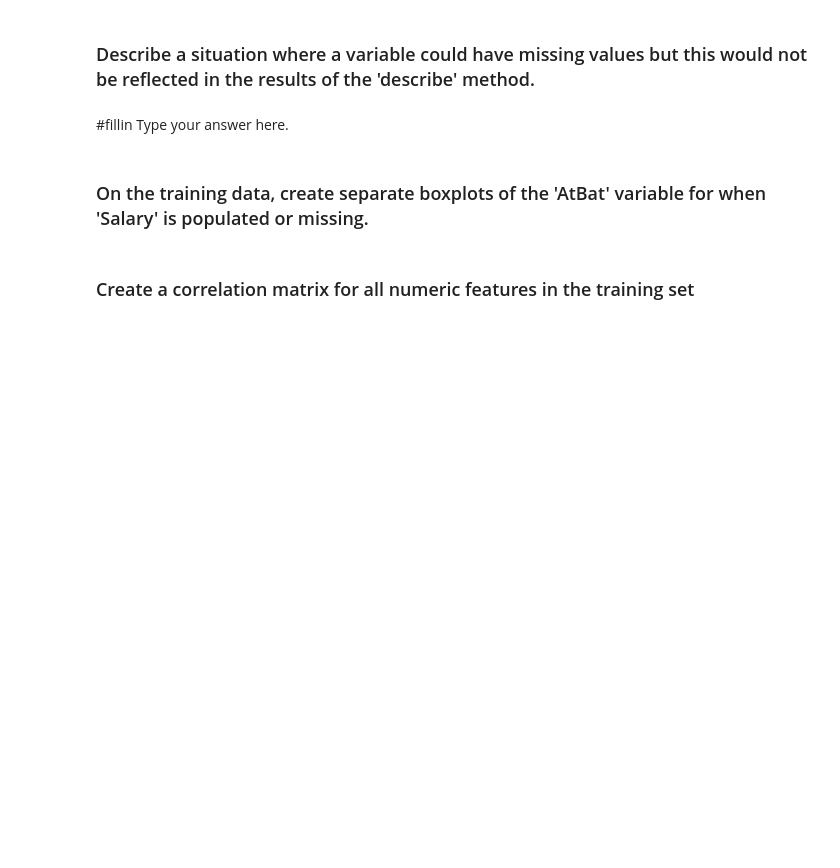
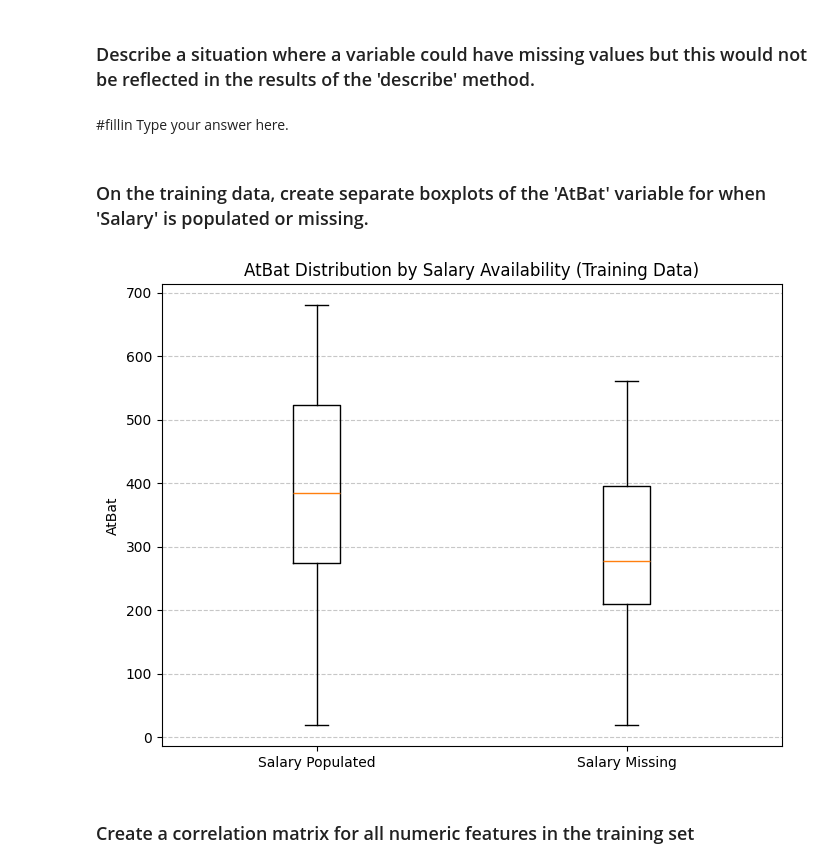
Before and after one commit to brl22020/code_2600, a Jupyter notebook: mod03_eda.ipynb, the cells around one changed output. Drawn from its saved outputs; the diff is of its cells as text; code cells hidden in the pictures; blank space fills up the shorter version.

```diff
--- a/mod03_eda.ipynb
+++ b/mod03_eda.ipynb
@@ -112,7 +169,18 @@ Hint: the 'len' magic method returns the number of rows of a dataFrame.
 # %% [markdown]
 ### On the training data, create separate boxplots of the 'AtBat' variable for when 'Salary' is populated or missing.
 # %%
-#fillin
+salary_present = df_train[df_train['Salary'].notna()]['AtBat']
+salary_missing = df_train[df_train['Salary'].isna()]['AtBat']
+
+plt.figure(figsize=(8, 6))
+plt.boxplot([salary_present, salary_missing], labels=['Salary Populated', 'Salary Missing'])
+plt.title('AtBat Distribution by Salary Availability (Training Data)')
+plt.ylabel('AtBat')
+plt.grid(axis='y', linestyle='--', alpha=0.7)
+
+plt.show()
+# %% [output]
+[figure, added]
 # %% [markdown]
 ### Create a correlation matrix for all numeric features in the training set
 # %%
```
Also changed, not shown: parts of 11 cells of this notebook.
